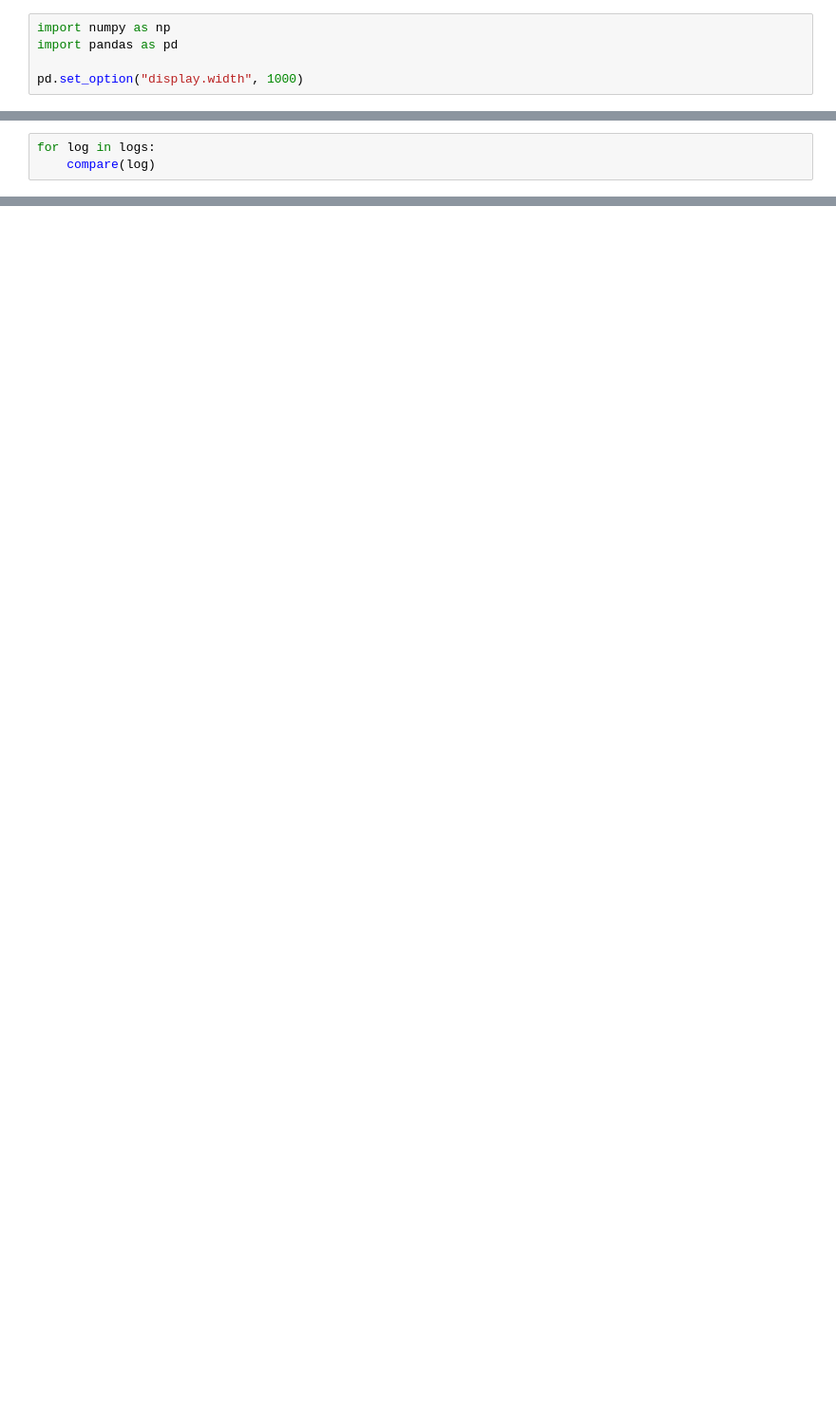
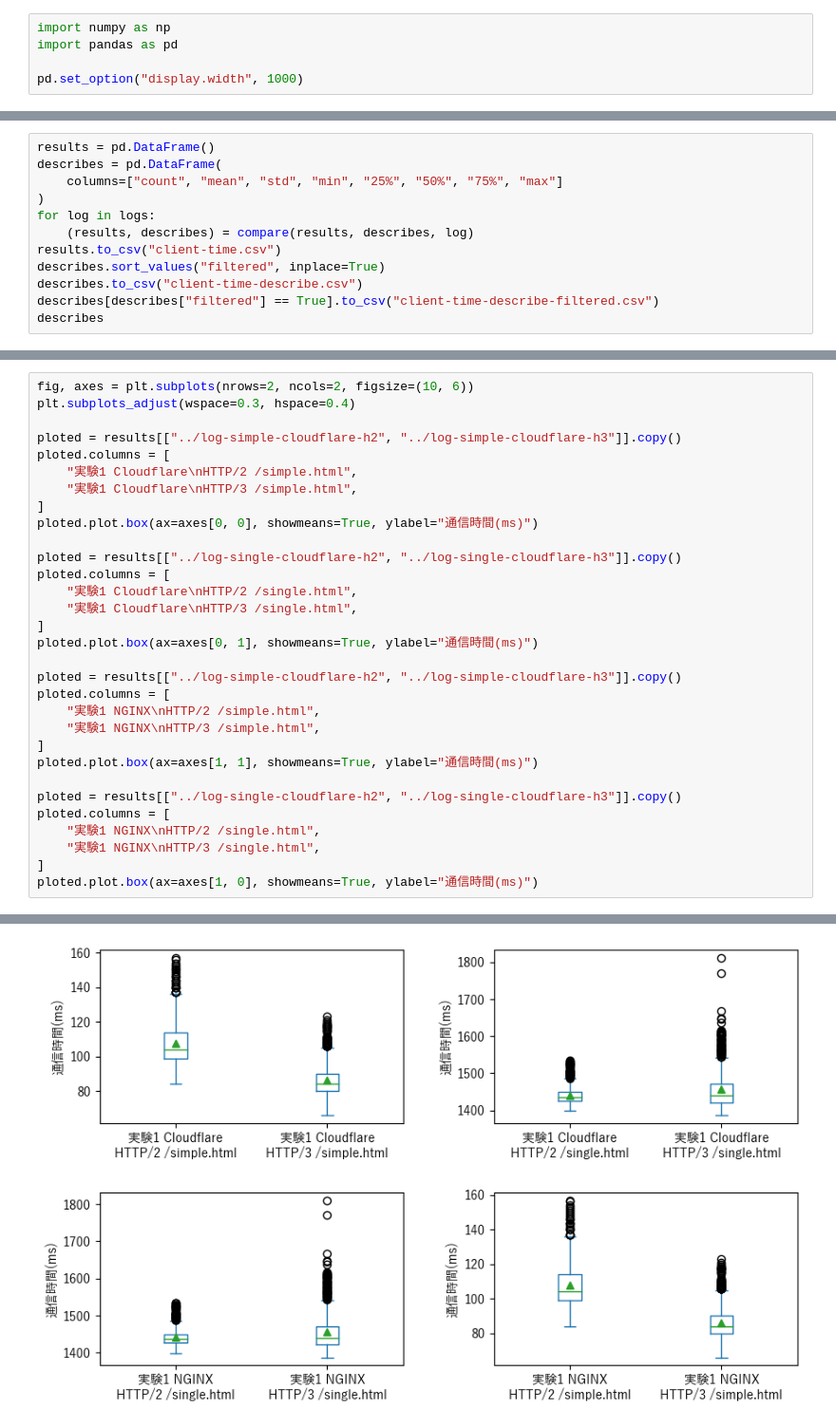
Before and after one commit to totto2727-org/puppeteer-http-protocol-tester, a Jupyter notebook: process/client-time.ipynb, the cells around one changed output, grey strips where cells are left out. Shown at 95% size. Cells and saved outputs as stored; diff of their text form; blank space fills up the shorter version.

```diff
--- a/process/client-time.ipynb
+++ b/process/client-time.ipynb
@@ -63,3 +75,0 @@ def compare(log: str):
-# %%
-for log in logs:
-    compare(log)
@@ -83,0 +76,12 @@ filterd     954.0  1448.060797  5.294127  1432.0  1445.0  1449.0  1452.0  1461.0
+# %%
+results = pd.DataFrame()
+describes = pd.DataFrame(
+    columns=["count", "mean", "std", "min", "25%", "50%", "75%", "max"]
+)
+for log in logs:
+    (results, describes) = compare(results, describes, log)
+results.to_csv("client-time.csv")
+describes.sort_values("filtered", inplace=True)
+describes.to_csv("client-time-describe.csv")
+describes[describes["filtered"] == True].to_csv("client-time-describe-filtered.csv")
+describes
@@ -83,0 +127,32 @@ filterd     954.0  1448.060797  5.294127  1432.0  1445.0  1449.0  1452.0  1461.0
+# %%
+fig, axes = plt.subplots(nrows=2, ncols=2, figsize=(10, 6))
+plt.subplots_adjust(wspace=0.3, hspace=0.4)
+
+ploted = results[["../log-simple-cloudflare-h2", "../log-simple-cloudflare-h3"]].copy()
+ploted.columns = [
+    "実験1 Cloudflare\nHTTP/2 /simple.html",
+    "実験1 Cloudflare\nHTTP/3 /simple.html",
+]
+ploted.plot.box(ax=axes[0, 0], showmeans=True, ylabel="通信時間(ms)")
+
+ploted = results[["../log-single-cloudflare-h2", "../log-single-cloudflare-h3"]].copy()
+ploted.columns = [
+    "実験1 Cloudflare\nHTTP/2 /single.html",
+    "実験1 Cloudflare\nHTTP/3 /single.html",
+]
+ploted.plot.box(ax=axes[0, 1], showmeans=True, ylabel="通信時間(ms)")
+
+ploted = results[["../log-simple-cloudflare-h2", "../log-simple-cloudflare-h3"]].copy()
+ploted.columns = [
+    "実験1 NGINX\nHTTP/2 /simple.html",
+    "実験1 NGINX\nHTTP/3 /simple.html",
+]
+ploted.plot.box(ax=axes[1, 1], showmeans=True, ylabel="通信時間(ms)")
+
+ploted = results[["../log-single-cloudflare-h2", "../log-single-cloudflare-h3"]].copy()
+ploted.columns = [
+    "実験1 NGINX\nHTTP/2 /single.html",
+    "実験1 NGINX\nHTTP/3 /single.html",
+]
+ploted.plot.box(ax=axes[1, 0], showmeans=True, ylabel="通信時間(ms)")
+# %% [output]
@@ -83,0 +160 @@ filterd     954.0  1448.060797  5.294127  1432.0  1445.0  1449.0  1452.0  1461.0
+[figure, added]
```
Also changed, not shown: parts of 8 cells of this notebook, 3 other files.
